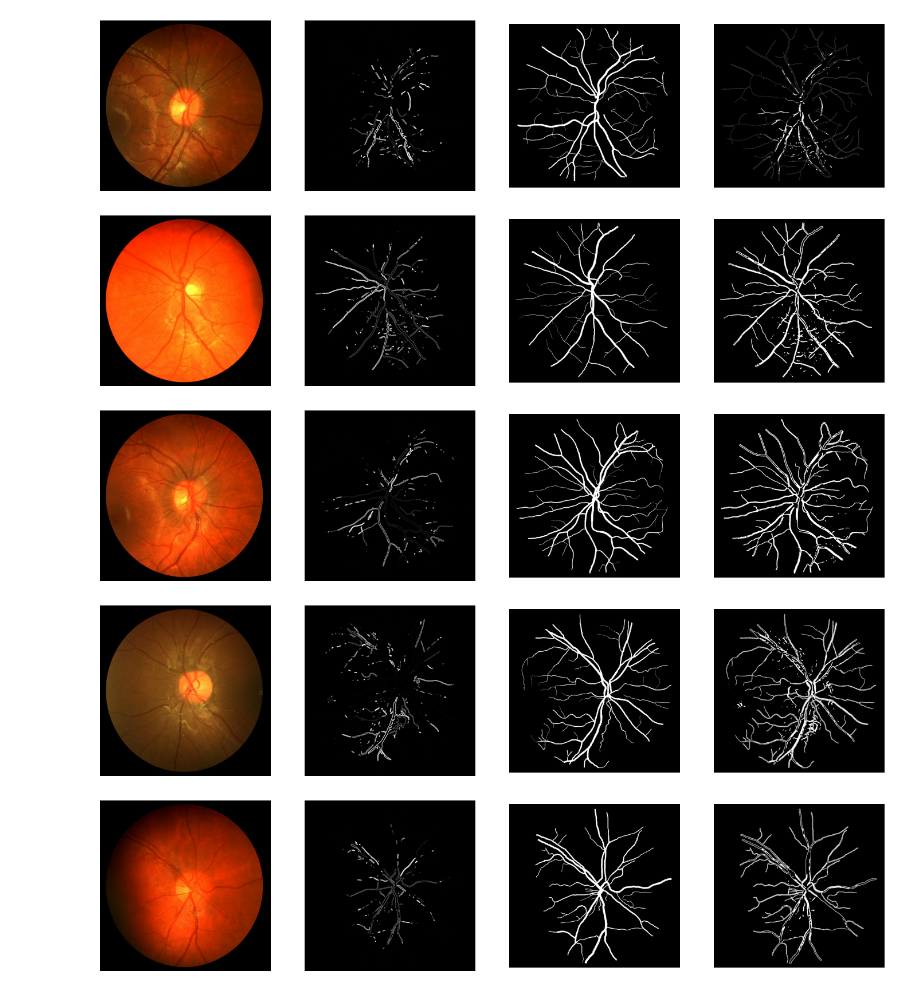
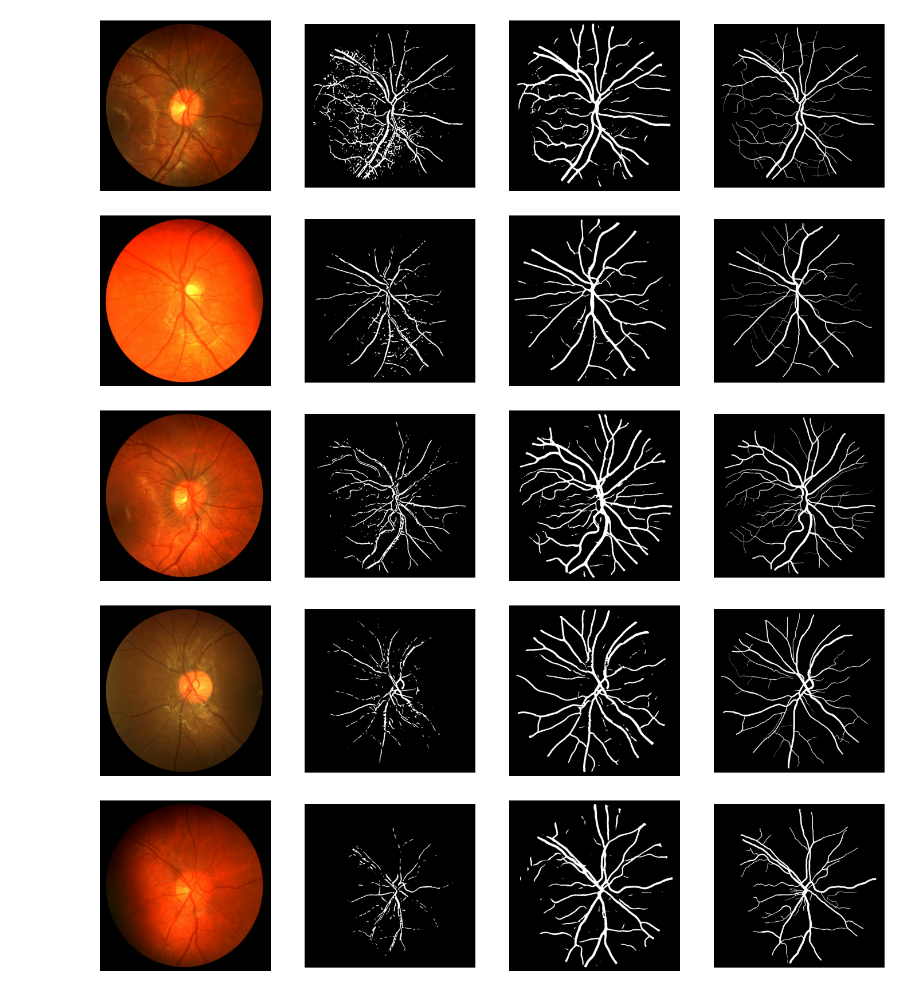
Before and after one commit to jakub-frieske/blood-vessels-detection, a Jupyter notebook: unet.ipynb, the cells around one changed output. Saved outputs shown, nothing was run; the diff lists cells and outputs as text; code cells hidden in the pictures.

```diff
--- a/unet.ipynb
+++ b/unet.ipynb
@@ -170,11 +174,11 @@ for i in range(len(X_test)):
 # %%
-
+title = ["Zdjęcie", "Moja etykieta", "Moja etykieta - unet", "Etykieta"]
 for i in range(len(X_test)):
     pred = np.reshape(predictions_test_thresh[i], (predictions_test_thresh[i].shape[0],predictions_test_thresh[i].shape[1]))
-    show_images('',['','','',''],X_test[i][:,:,:],pred,get_contours(pred,predicted_labels[i]),true_labels[i],get_contours(predicted_labels[i],true_labels[i][:,:,1]))
+    show_images('',['','','',''],X_test[i][:,:,:],predicted_labels[i],pred,true_labels[i])
 # %% [output]
-[figure, old version]
+[figure, new version]
-[figure, old version]
+[figure, new version]
-[figure, old version]
+[figure, new version]
-[figure, old version]
+[figure, new version]
-[figure, old version]
+[figure, new version]
```
Also changed, not shown: parts of 4 cells of this notebook, 1 other file.
